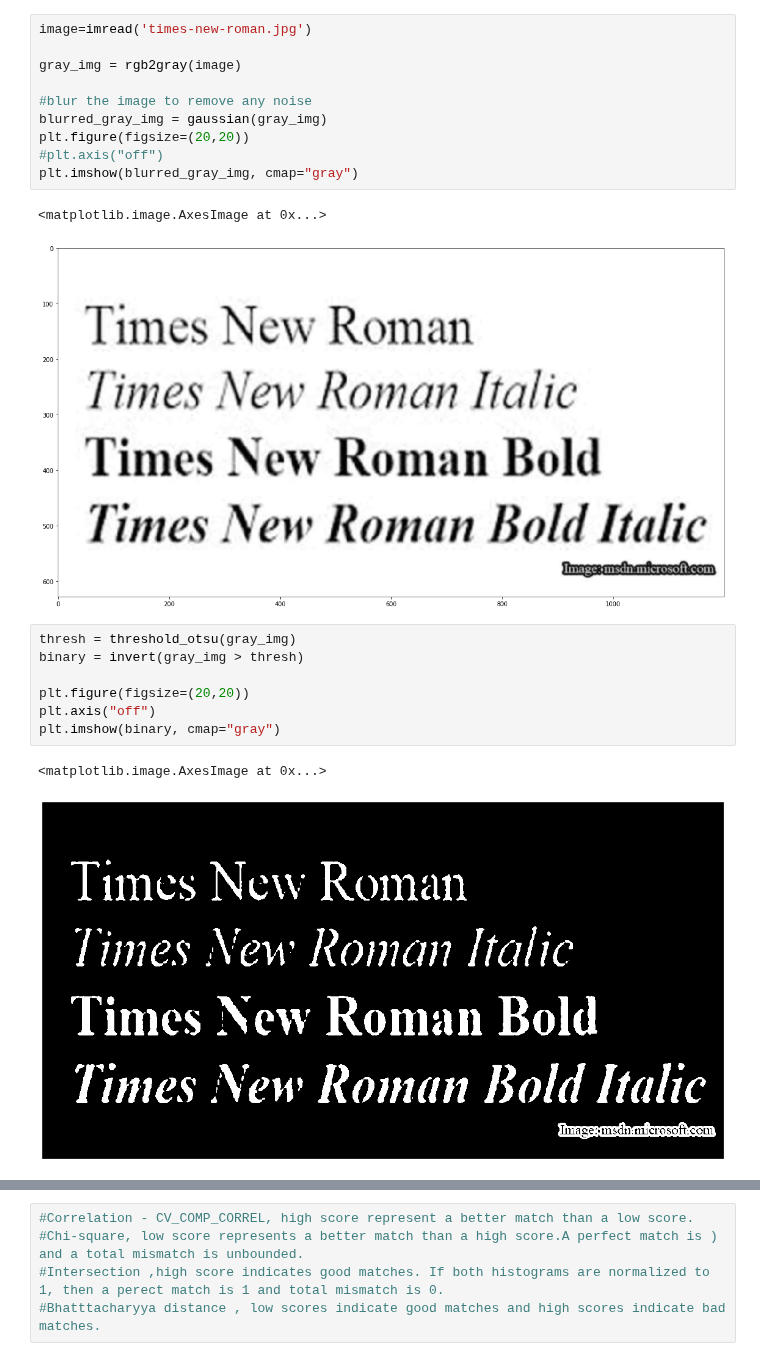
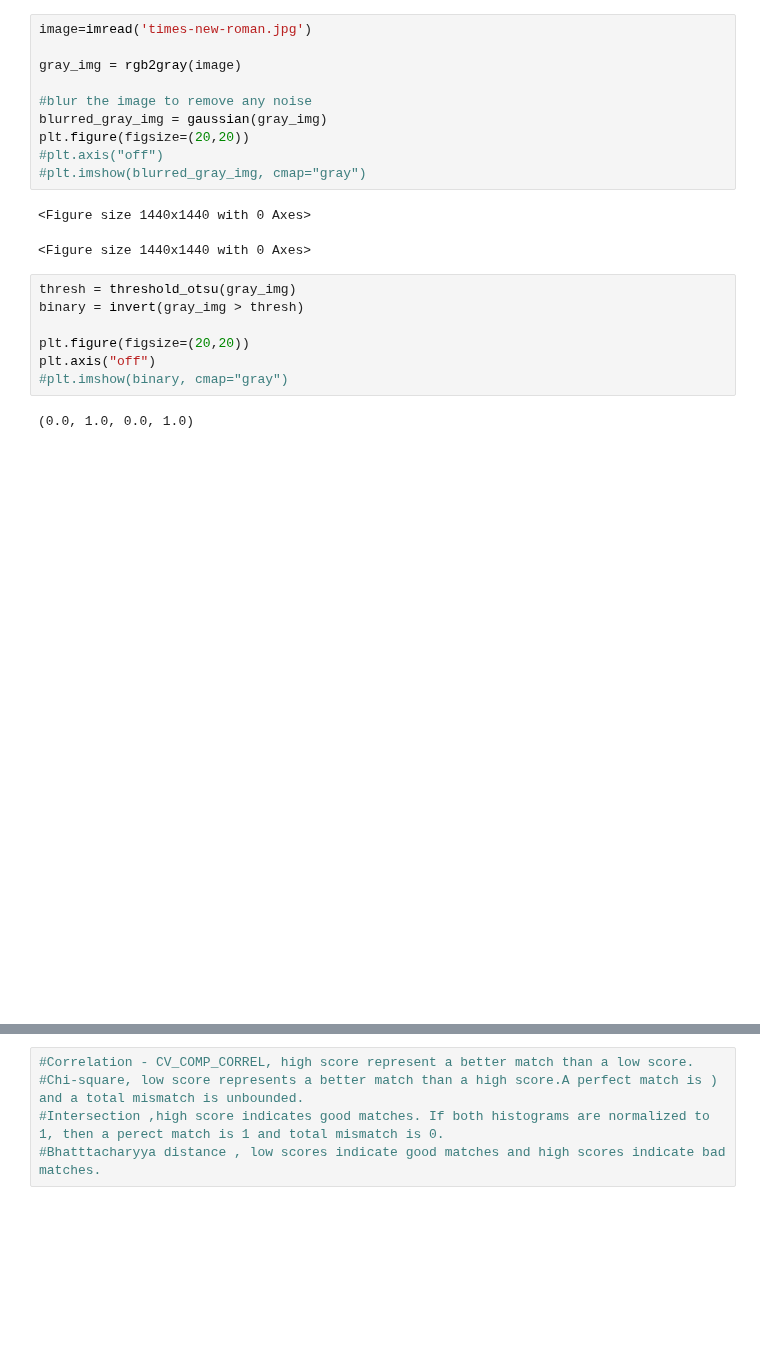
Before and after one commit to WaelAshraf/Image.TextScanner, a Jupyter notebook: Text_Detection_image.ipynb, the cells around one changed output, grey strips where cells are left out. Saved outputs shown, nothing was run; the diff lists cells and outputs as text; blank space fills up the shorter version.

```diff
--- a/Text_Detection_image.ipynb
+++ b/Text_Detection_image.ipynb
@@ -27,20 +29,20 @@ gray_img = rgb2gray(image)
 blurred_gray_img = gaussian(gray_img)
 plt.figure(figsize=(20,20))
 #plt.axis("off")
-plt.imshow(blurred_gray_img, cmap="gray")
+#plt.imshow(blurred_gray_img, cmap="gray")
 # %% [output]
-<matplotlib.image.AxesImage at 0x...>
+<Figure size 1440x1440 with 0 Axes>
-[figure, removed]
+<Figure size 1440x1440 with 0 Axes>
 # %%
 thresh = threshold_otsu(gray_img)
 binary = invert(gray_img > thresh)
 
 plt.figure(figsize=(20,20))
 plt.axis("off")
-plt.imshow(binary, cmap="gray")
+#plt.imshow(binary, cmap="gray")
 # %% [output]
-<matplotlib.image.AxesImage at 0x...>
+(0.0, 1.0, 0.0, 1.0)
-[figure, old version]
+[figure, new version]
 # %%
 
 label_image = label(binary, connectivity=2)
```
Also changed, not shown: parts of 6 cells of this notebook.
